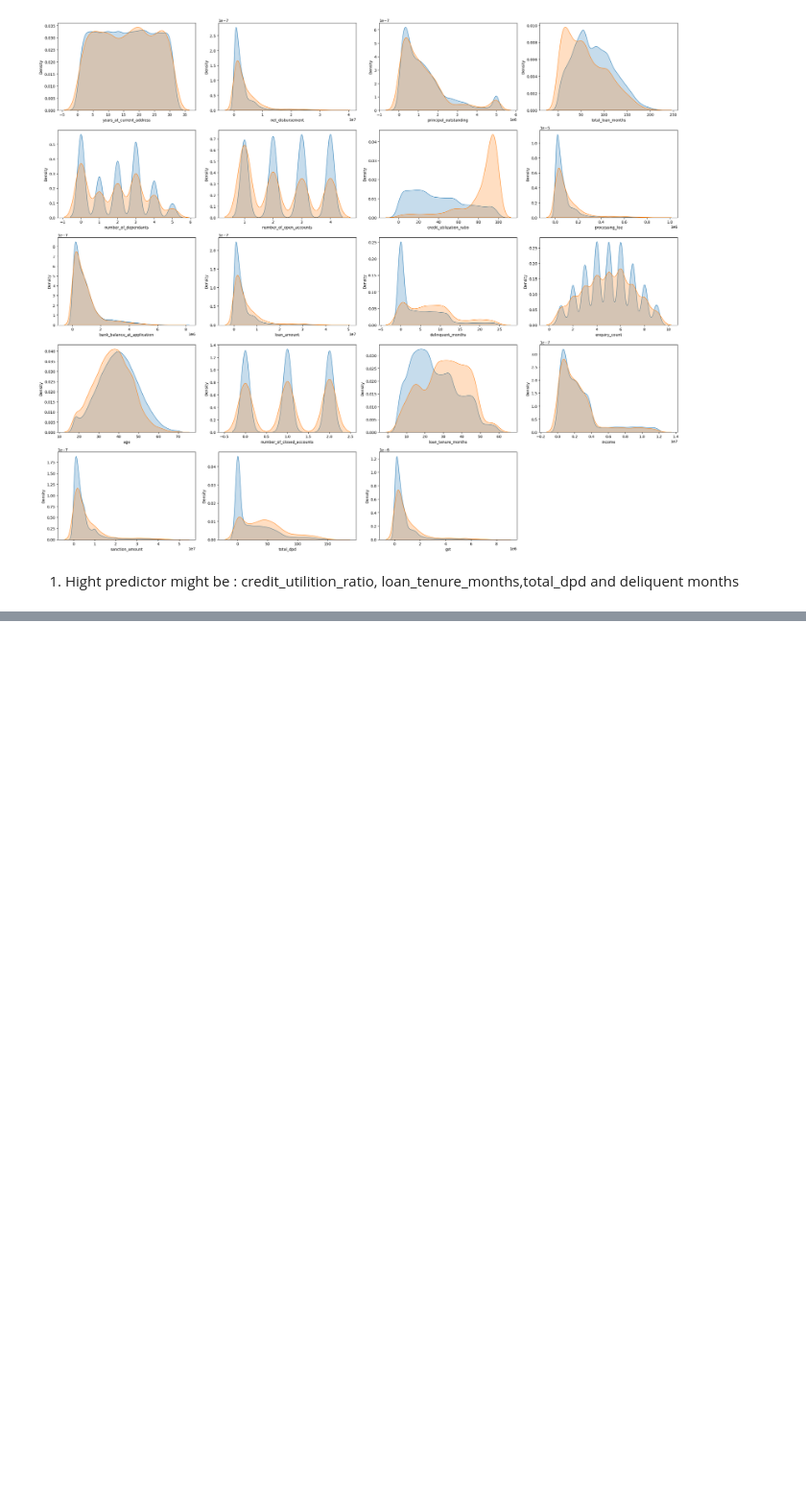
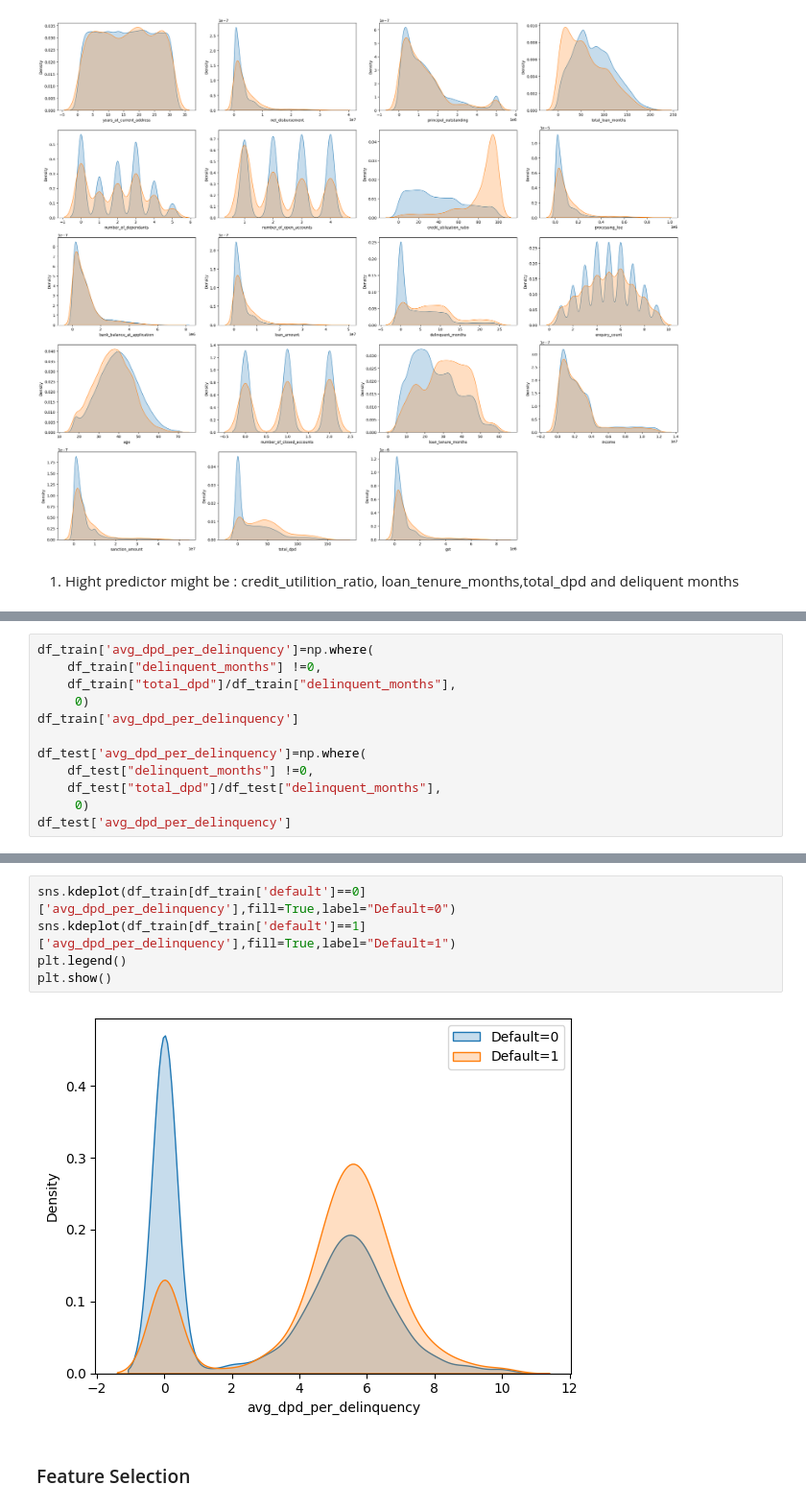
Before and after one commit to gianlucapes/credit_risk_modelling, a Jupyter notebook: notebook/credit_risk_model.ipynb, the cells around one changed output, grey strips where cells are left out. Shown at 96% size. Drawn from its saved outputs; the diff is of its cells as text; blank space fills up the shorter version.

```diff
--- a/notebook/credit_risk_model.ipynb
+++ b/notebook/credit_risk_model.ipynb
@@ -302,0 +351,12 @@ plt.show()
+# %%
+df_train['avg_dpd_per_delinquency']=np.where(
+    df_train["delinquent_months"] !=0,
+    df_train["total_dpd"]/df_train["delinquent_months"],
+     0)
+df_train['avg_dpd_per_delinquency']
+
+df_test['avg_dpd_per_delinquency']=np.where(
+    df_test["delinquent_months"] !=0,
+    df_test["total_dpd"]/df_test["delinquent_months"],
+     0)
+df_test['avg_dpd_per_delinquency']
@@ -302,0 +376,9 @@ plt.show()
+# %%
+sns.kdeplot(df_train[df_train['default']==0]['avg_dpd_per_delinquency'],fill=True,label="Default=0")
+sns.kdeplot(df_train[df_train['default']==1]['avg_dpd_per_delinquency'],fill=True,label="Default=1")
+plt.legend()
+plt.show()
+# %% [output]
+[figure, added]
+# %% [markdown]
+### Feature Selection
```
Also changed, not shown: parts of 23 cells of this notebook, 2 other files.
